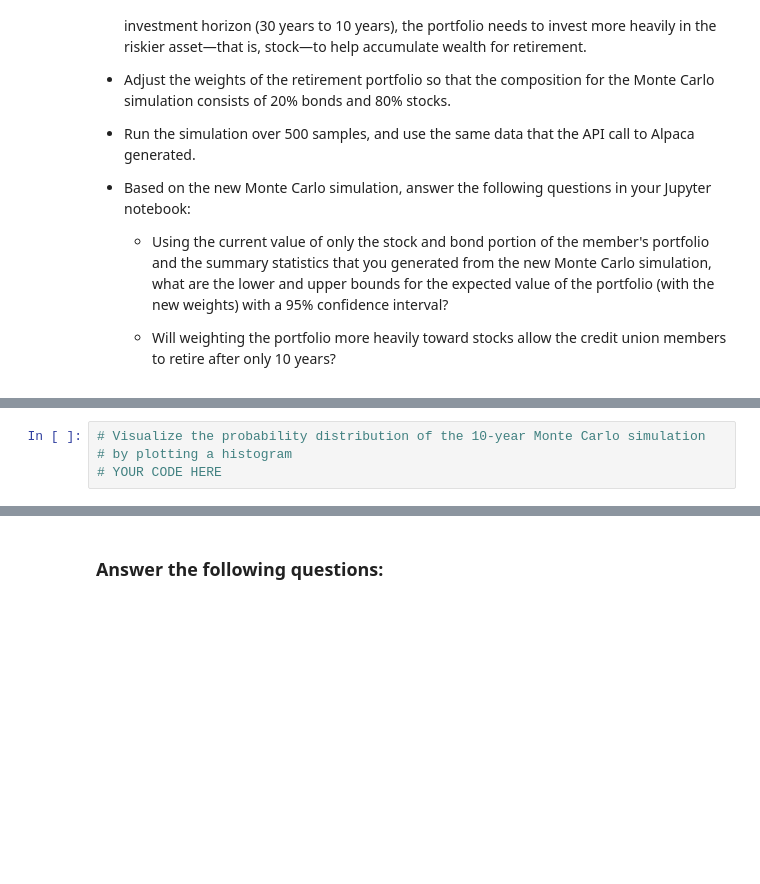
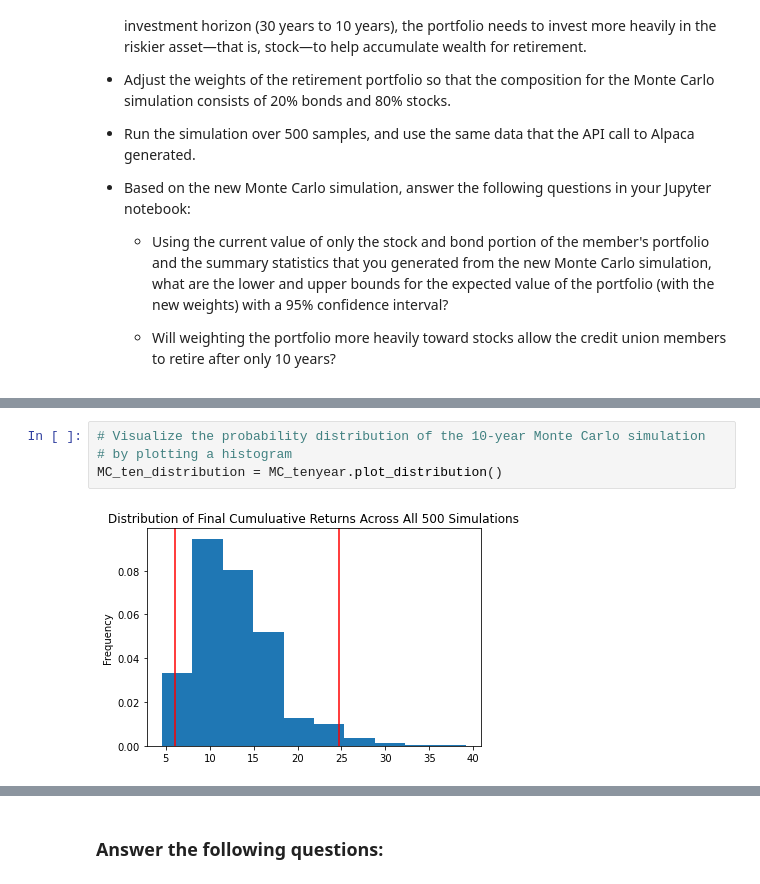
Before and after one commit to Miggs00/financial_planning_tools, a Jupyter notebook: Financial_planning_tools_code/financial_planning_tools.ipynb, the cells around one changed output, grey strips where cells are left out. Cells and saved outputs as stored; diff of their text form; blank space fills up the shorter version.

```diff
--- a/Financial_planning_tools_code/financial_planning_tools.ipynb
+++ b/Financial_planning_tools_code/financial_planning_tools.ipynb
@@ -518,7 +657,9 @@ For this new Monte Carlo simulation, do the following:
 # %%
 # Visualize the probability distribution of the 10-year Monte Carlo simulation
 # by plotting a histogram
-# YOUR CODE HERE
+MC_ten_distribution = MC_tenyear.plot_distribution()
+# %% [output]
+[figure, added]
 # %%
 # Generate summary statistics from the 10-year Monte Carlo simulation results
 # Save the results as a variable
```
Also changed, not shown: parts of 28 cells of this notebook.
